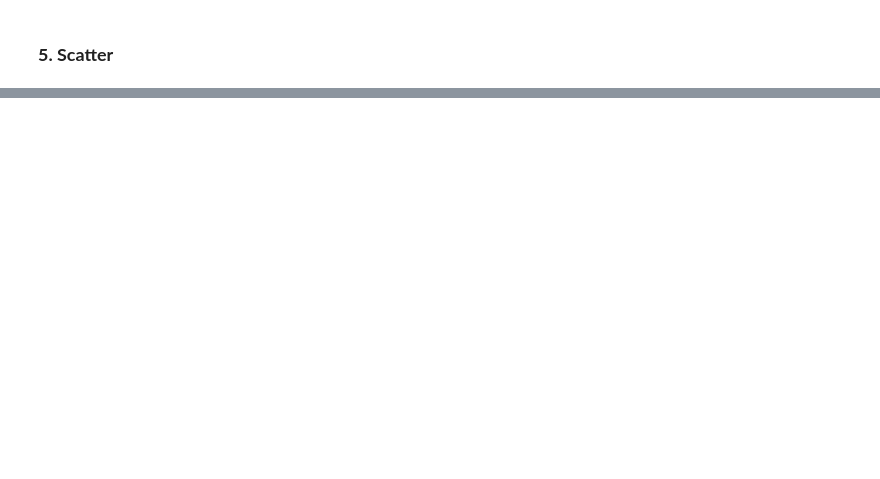
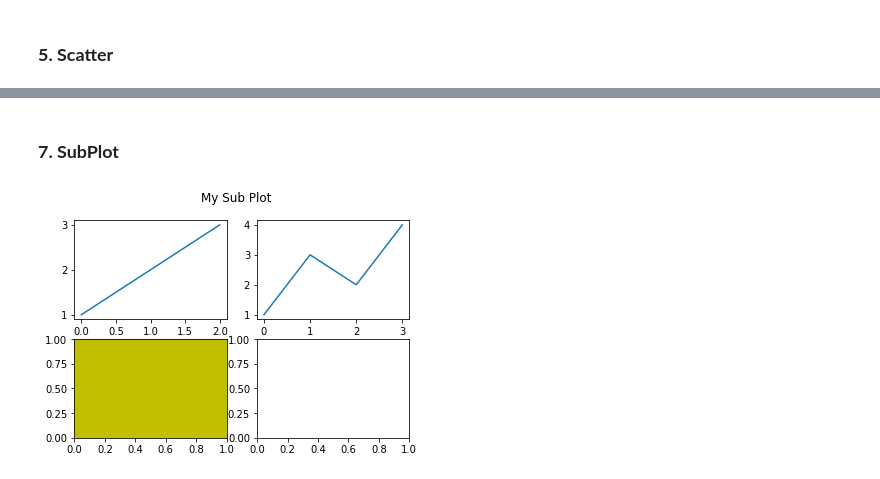
Before and after one commit to rifqirosyidi/data-science, a Jupyter notebook: 03. Introduction to Matplotlib/Main.ipynb, the cells around one changed output, grey strips where cells are left out. Cells and saved outputs as stored; diff of their text form; code cells hidden in the pictures; blank space fills up the shorter version.

Commit message:
Finishing  Matplotlib (subplots)

```diff
--- a/03. Introduction to Matplotlib/Main.ipynb
+++ b/03. Introduction to Matplotlib/Main.ipynb
@@ -101,0 +142,14 @@ plt.show()
+# %% [markdown]
+### **7. SubPlot**
+# %%
+fig = plt.figure()
+fig.suptitle("My Sub Plot")
+fig.add_subplot(221)   #top left
+plt.plot([1,2,3])
+fig.add_subplot(222)   #top right
+plt.plot([1,3,2,4])
+fig.add_subplot(223, facecolor='y')   #bottom left
+fig.add_subplot(224)   #bottom right
+plt.show()
+# %% [output]
+[figure, added]
```
Also changed, not shown: parts of 14 cells of this notebook, 2 other files.
